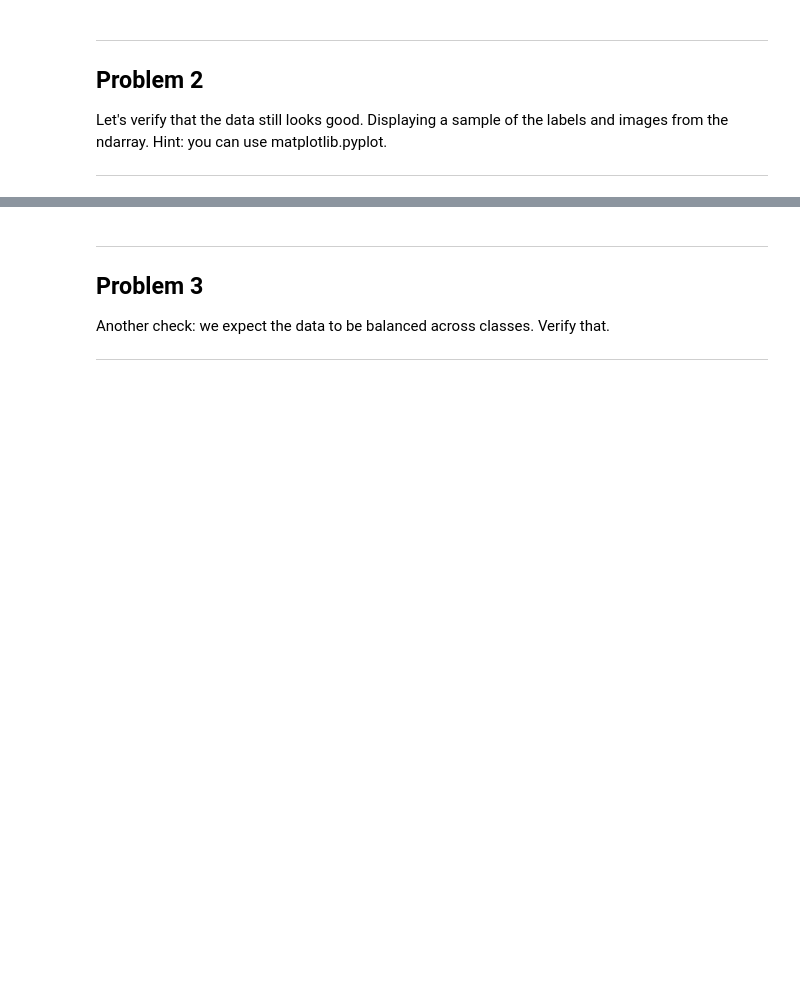
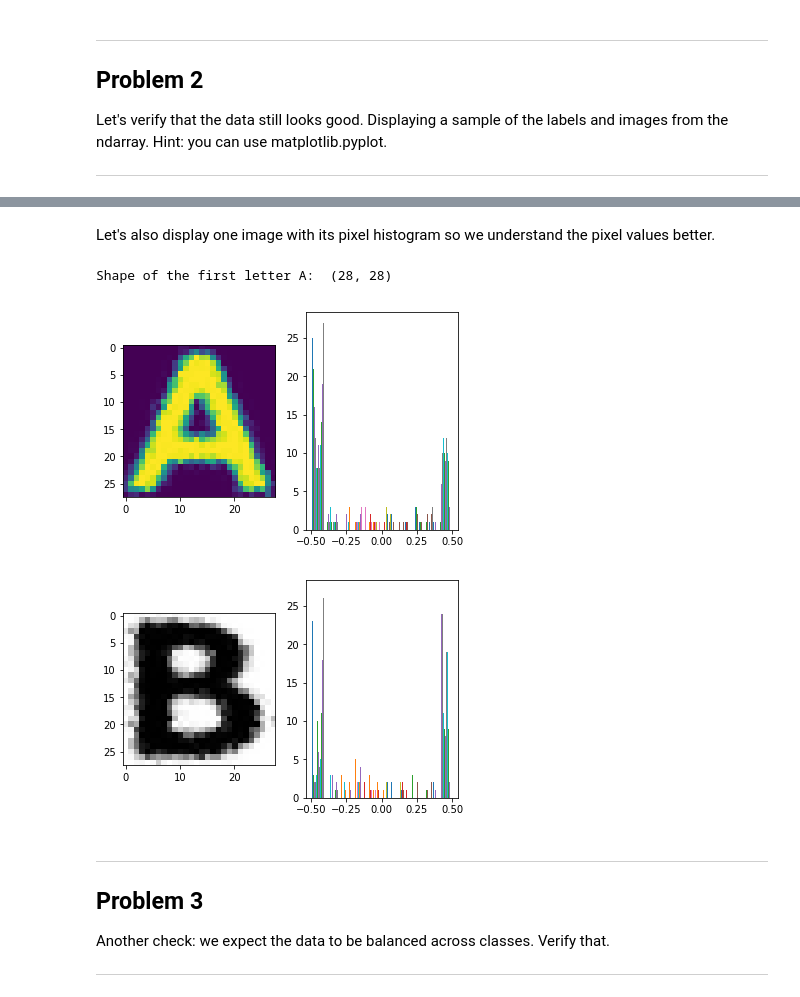
Before and after one commit to pvhee/deeplearning_experiments, a Jupyter notebook: 1_notmnist.ipynb, the cells around one changed output, grey strips where cells are left out. Saved outputs shown, nothing was run; the diff lists cells and outputs as text; code cells hidden in the pictures; blank space fills up the shorter version.

```diff
--- a/1_notmnist.ipynb
+++ b/1_notmnist.ipynb
@@ -268,3 +268,31 @@ display_datasets(test_folders)
+# %% [markdown]
+Let's also display one image with its pixel histogram so we understand the pixel values better.
+# %%
+pickleA = test_folders[0] + '.pickle'
+unpickledA = unpickle_dataset(pickleA)
+letterA = unpickledA[0]
+
+letterB = unpickle_dataset(test_folders[1] + '.pickle')[0]
+
+print("Shape of the first letter A: ", letterA.shape)
+
+# We'll show the image and its pixel value histogram side-by-side.
+_, (ax1, ax2) = plt.subplots(1, 2)
+
+# To interpret the values as a 28x28 image, we need to reshape
+# the numpy array, which is one dimensional.
+ax1.imshow(letterA);
+ax2.hist(letterA, bins=10, range=[-0.5,0.5]);
+
+# Same for letter B
+_, (ax3, ax4) = plt.subplots(1, 2)
+ax3.imshow(letterB, cmap=plt.cm.Greys);
+ax4.hist(letterB, bins=10, range=[-0.5,0.5]);
+# print(letterA)
+# %% [output]
+Shape of the first letter A:  (28, 28)
+[figure, added]
+[figure, added]
 # %% [markdown]
 ---
 Problem 3
```
Also changed, not shown: parts of 13 cells of this notebook.
